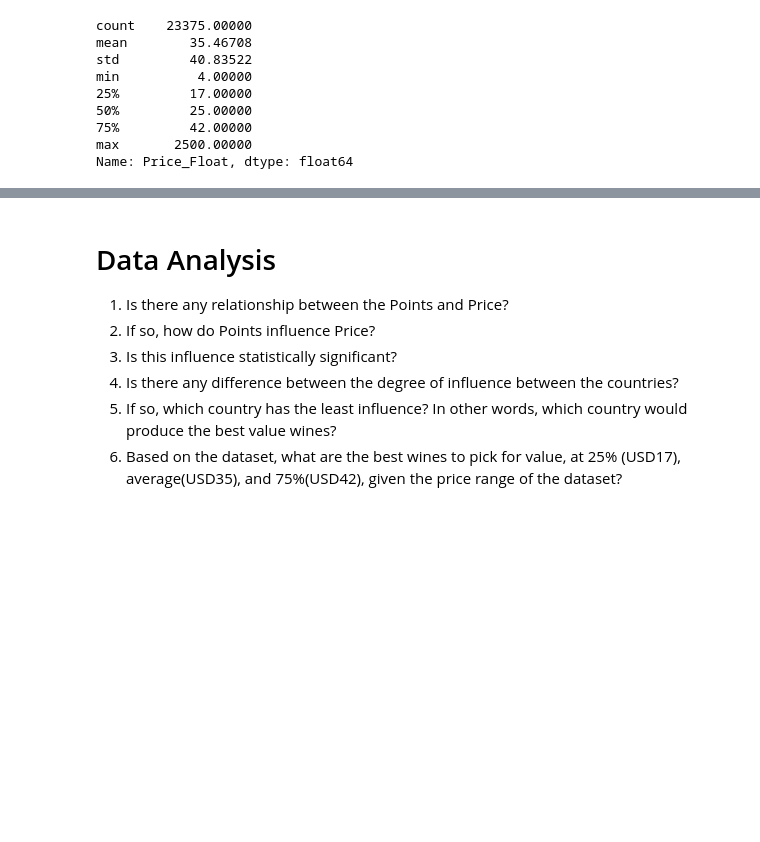
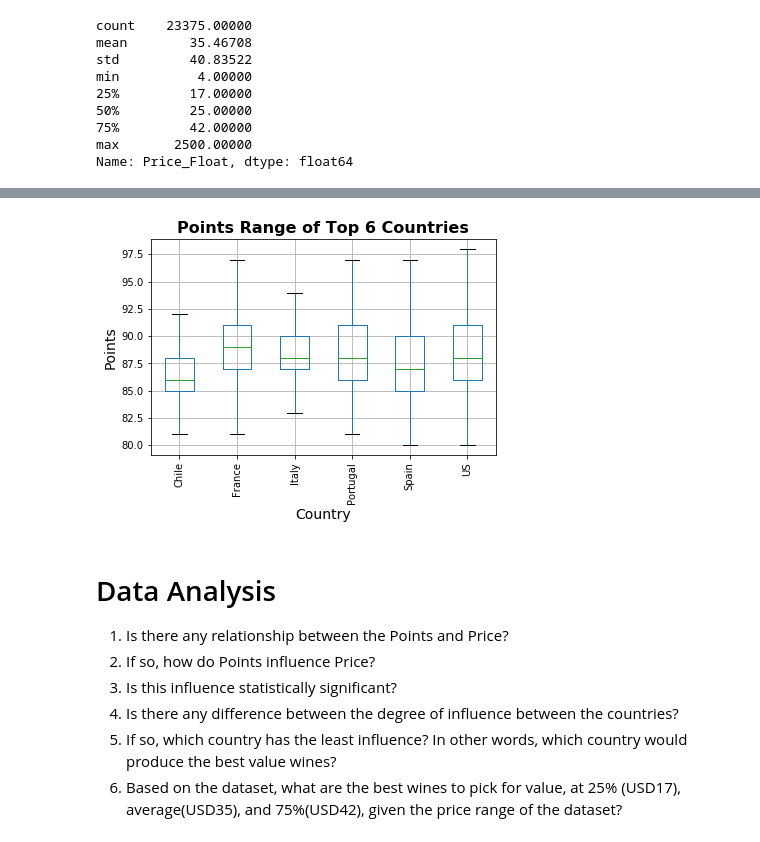
Before and after one commit to Dan-Bruen/Data_Sommeliers, a Jupyter notebook: Group Porject 1 Data Somms_james/Data_Somms_james_final_new.ipynb, the cells around one changed output, grey strips where cells are left out. Saved outputs shown, nothing was run; the diff lists cells and outputs as text; code cells hidden in the pictures; blank space fills up the shorter version.

```diff
--- a/Group Porject 1 Data Somms_james/Data_Somms_james_final_new.ipynb
+++ b/Group Porject 1 Data Somms_james/Data_Somms_james_final_new.ipynb
@@ -152,6 +204,23 @@ data_world_wines_df.sort_values(by='Points',ascending=False).head(5)
 | 2431 | 1/1/2006 | US | Napa Valley | NaN | 100 | $200.00 | California | Cardinale 2006 Cabernet Sauvignon... | Cabernet Sauvignon | Cardinale | ... |
 | 5321 | 1/1/2008 | France | Champagne | Cristal Vintage Brut | 100 | $250.00 | Champagne | Louis Roederer 2008 Cristal Vinta... | Champagne Blend | Louis Roederer | ... |
 | 9981 | 1/1/2010 | US | Sonoma Coast | Hirsch Vineyard | 99 | $75.00 | California | Williams Selyem 2010 Hirsch Viney... | Pinot Noir | Williams Selyem | ... |
+# %%
+#Points range by country
+bplot2 = data_world_wines_df_top6.boxplot('Points',by="Country",showfliers=False)
+plt.xticks(rotation='vertical')
+plt.grid(True)
+
+plt.title('Points Range of Top 6 Countries',fontsize=16,fontweight="bold")
+plt.suptitle('')
+plt.ylabel('Points',fontsize=14)
+plt.xlabel('Country',fontsize=14)
+# plt.ylim(top=120)
+
+plt.savefig('Images/3_PointRangeTop6.png')
+
+plt.show()
+# %% [output]
+[figure, added]
 # %% [markdown]
 # Data Analysis
 1. Is there any relationship between the Points and Price?
```
Also changed, not shown: parts of 19 cells of this notebook, 7 other files.
